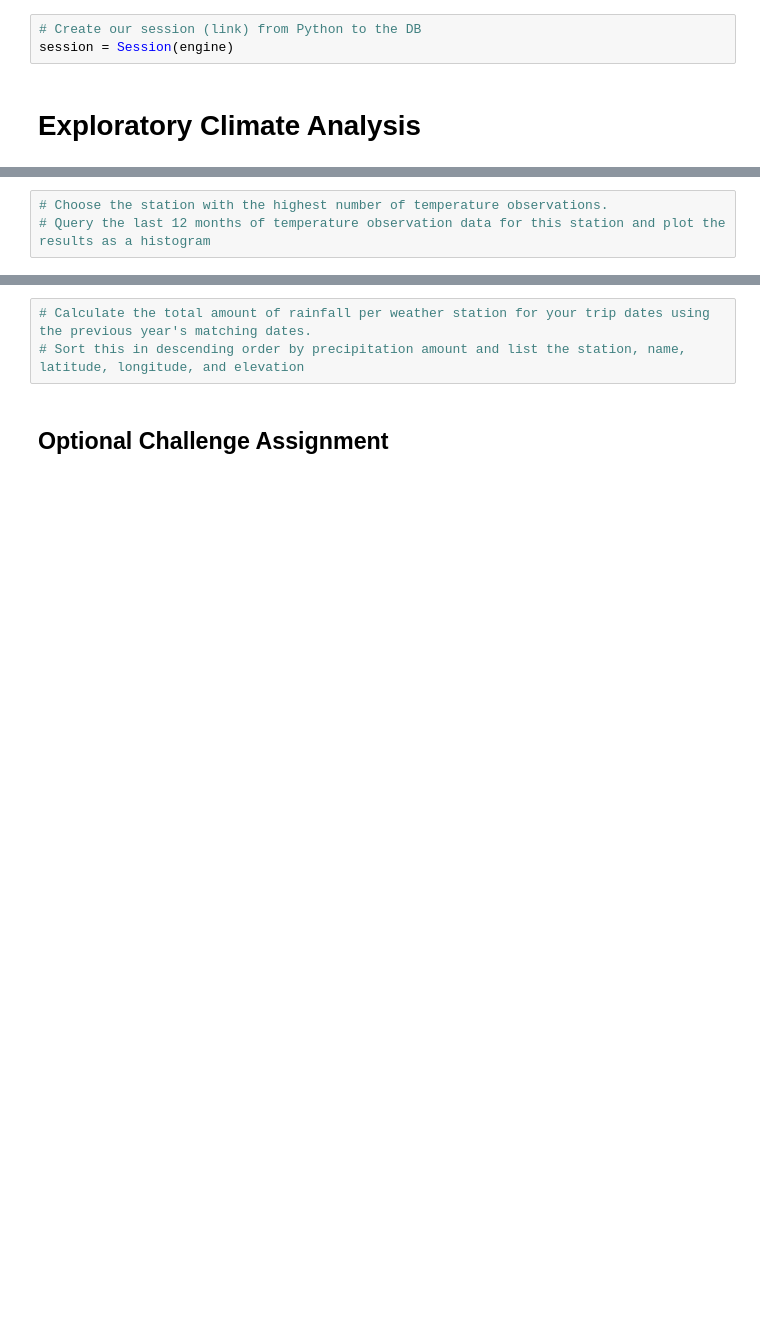
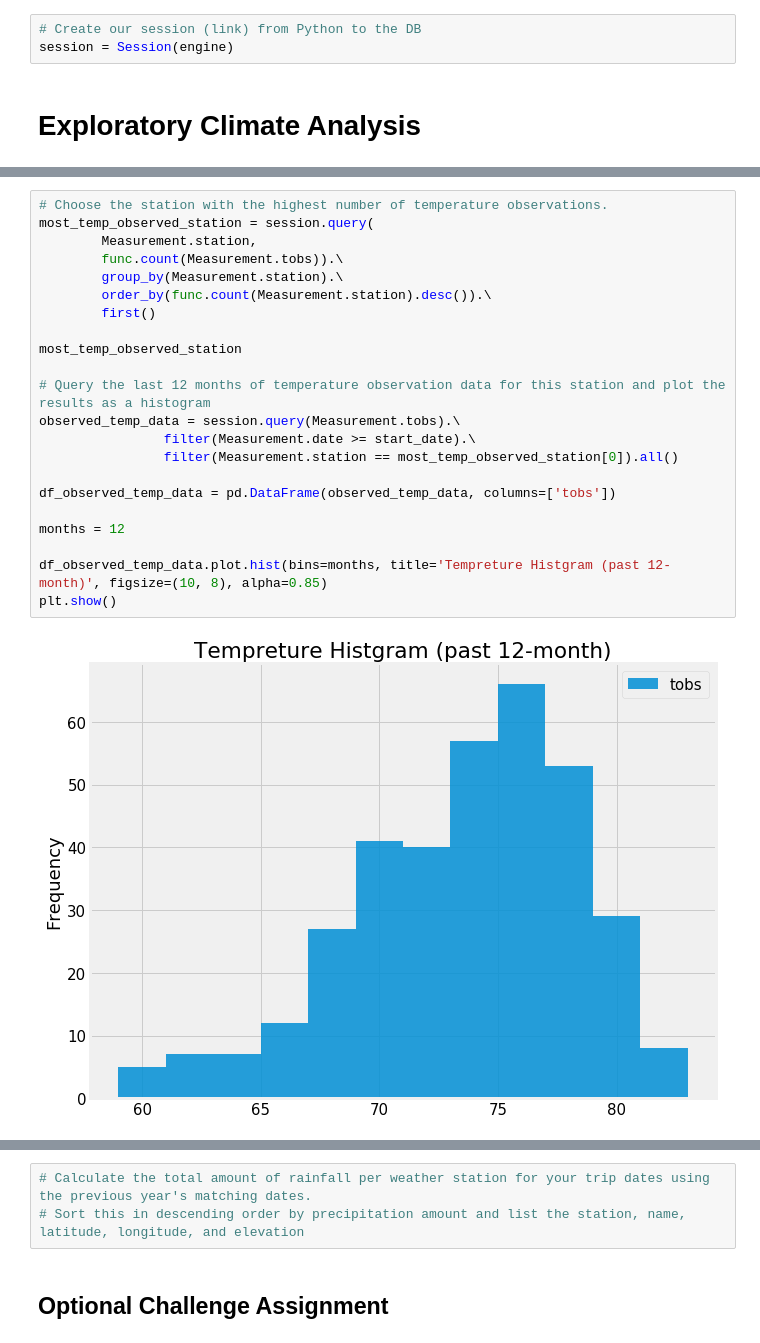
Before and after one commit to wenbin-billy-zhao/Advanced-Python-DBAPI-SQLAlchemy-Project, a Jupyter notebook: climate_starter.ipynb, the cells around one changed output, grey strips where cells are left out. Cells and saved outputs as stored; diff of their text form; blank space fills up the shorter version.

```diff
--- a/climate_starter.ipynb
+++ b/climate_starter.ipynb
@@ -97,3 +158,24 @@ InterfaceError: (sqlite3.InterfaceError) Error binding parameter 0 - probably un
 # %%
 # Choose the station with the highest number of temperature observations.
+most_temp_observed_station = session.query(
+        Measurement.station,
+        func.count(Measurement.tobs)).\
+        group_by(Measurement.station).\
+        order_by(func.count(Measurement.station).desc()).\
+        first()
+
+most_temp_observed_station
+
 # Query the last 12 months of temperature observation data for this station and plot the results as a histogram
+observed_temp_data = session.query(Measurement.tobs).\
+                filter(Measurement.date >= start_date).\
+                filter(Measurement.station == most_temp_observed_station[0]).all()
+
+df_observed_temp_data = pd.DataFrame(observed_temp_data, columns=['tobs'])
+
+months = 12
+
+df_observed_temp_data.plot.hist(bins=months, title='Tempreture Histgram (past 12-month)', figsize=(10, 8), alpha=0.85)
+plt.show()
+# %% [output]
+[figure, added]
```
Also changed, not shown: parts of 18 cells of this notebook, 1 other file.
